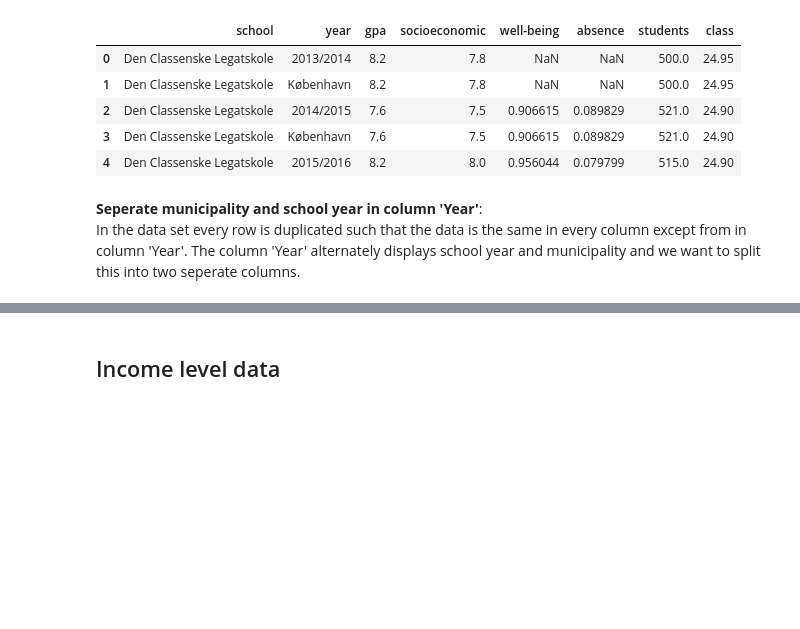
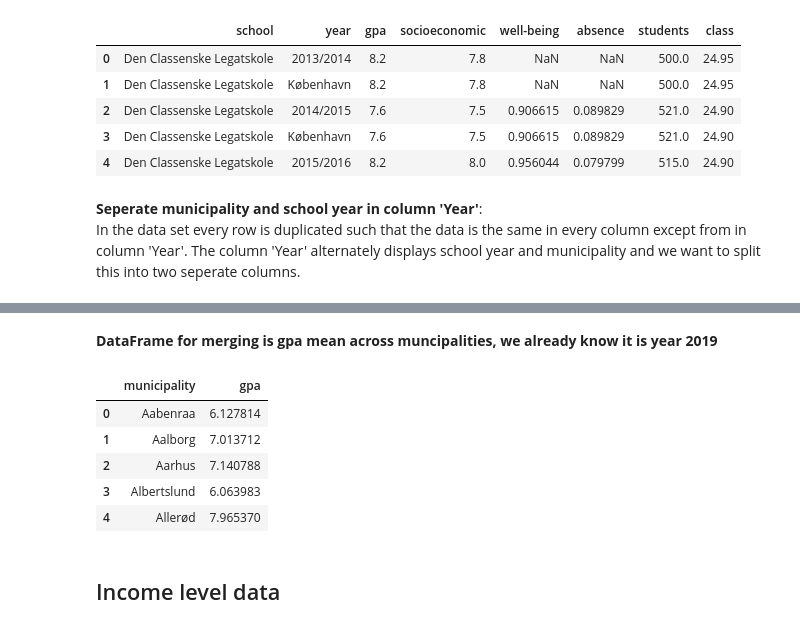
Before and after one commit to AskerNC/projects-2021-sstl, a Jupyter notebook: dataproject/dataproject.ipynb, the cells around one changed output, grey strips where cells are left out. Cells and saved outputs as stored; diff of their text form; code cells hidden in the pictures; blank space fills up the shorter version.

```diff
--- a/dataproject/dataproject.ipynb
+++ b/dataproject/dataproject.ipynb
@@ -111,3 +140,15 @@ school_final.tail()
+# %% [markdown]
+**DataFrame for merging is gpa mean across muncipalities, we already know it is year 2019**
+# %%
+school_merge=school.groupby(['municipality'])['gpa'].mean().reset_index(name='gpa')
+school_merge.head()
+# %% [output]
+|  | municipality | gpa |
+| 0 | Aabenraa | 6.127814 |
+| 1 | Aalborg | 7.013712 |
+| 2 | Aarhus | 7.140788 |
+| 3 | Albertslund | 6.063983 |
+| 4 | Allerød | 7.965370 |
 # %% [markdown]
 ## Income level data
 # %% [markdown]
```
Also changed, not shown: parts of 8 cells of this notebook.
